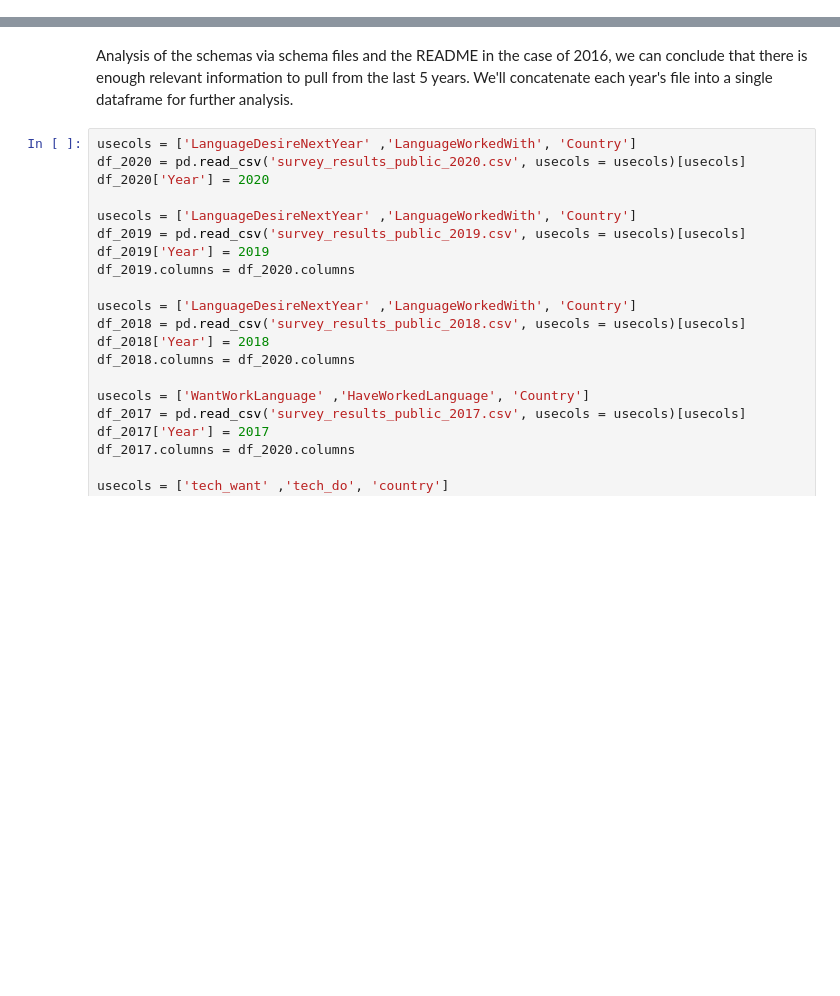
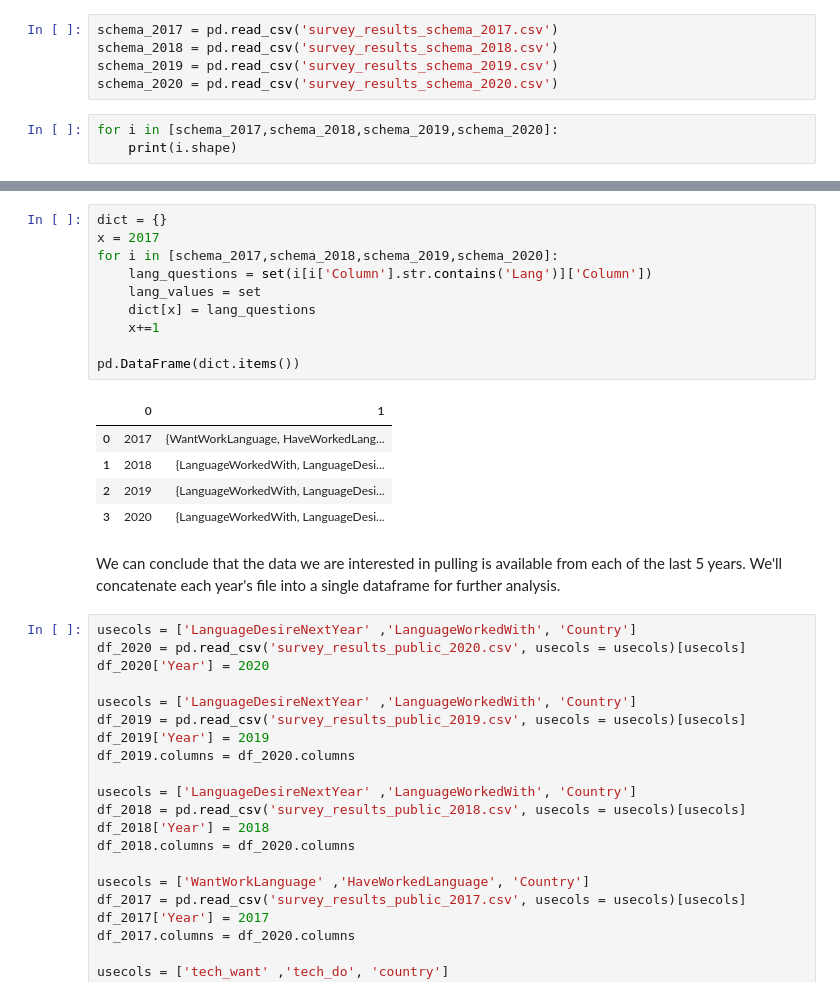
Before and after one commit to prdslost/stackoverflow-analysis, a Jupyter notebook: Developer Programming Language Use and Interest.ipynb, the cells around one changed output, grey strips where cells are left out. Saved outputs shown, nothing was run; the diff lists cells and outputs as text; blank space fills up the shorter version.

```diff
--- a/Developer Programming Language Use and Interest.ipynb
+++ b/Developer Programming Language Use and Interest.ipynb
@@ -64,0 +67,8 @@ Populating the interactive namespace from numpy and matplotlib
+# %%
+schema_2017 = pd.read_csv('survey_results_schema_2017.csv')
+schema_2018 = pd.read_csv('survey_results_schema_2018.csv')
+schema_2019 = pd.read_csv('survey_results_schema_2019.csv')
+schema_2020 = pd.read_csv('survey_results_schema_2020.csv')
+# %%
+for i in [schema_2017,schema_2018,schema_2019,schema_2020]:
+    print(i.shape)
@@ -65,5 +85,21 @@ Populating the interactive namespace from numpy and matplotlib
+# %%
+dict = {}
+x = 2017
+for i in [schema_2017,schema_2018,schema_2019,schema_2020]:
+    lang_questions = set(i[i['Column'].str.contains('Lang')]['Column'])
+    lang_values = set
+    dict[x] = lang_questions
+    x+=1
+
+pd.DataFrame(dict.items())
+# %% [output]
+|  | 0 | 1 |
+| 0 | 2017 | {WantWorkLanguage, HaveWorkedLang... |
+| 1 | 2018 | {LanguageWorkedWith, LanguageDesi... |
+| 2 | 2019 | {LanguageWorkedWith, LanguageDesi... |
+| 3 | 2020 | {LanguageWorkedWith, LanguageDesi... |
 # %% [markdown]
-Analysis of the schemas via schema files and the README in the case of 2016, we can conclude that there is enough relevant information to pull from the last 5 years. We'll concatenate each year's file into a single dataframe for further analysis.
+We can conclude that the data we are interested in pulling is available from each of the last 5 years. We'll concatenate each year's file into a single dataframe for further analysis.
 # %%
 usecols = ['LanguageDesireNextYear' ,'LanguageWorkedWith', 'Country']
 df_2020 = pd.read_csv('survey_results_public_2020.csv', usecols = usecols)[usecols]
```
Also changed, not shown: parts of 22 cells of this notebook, 2 other files.
